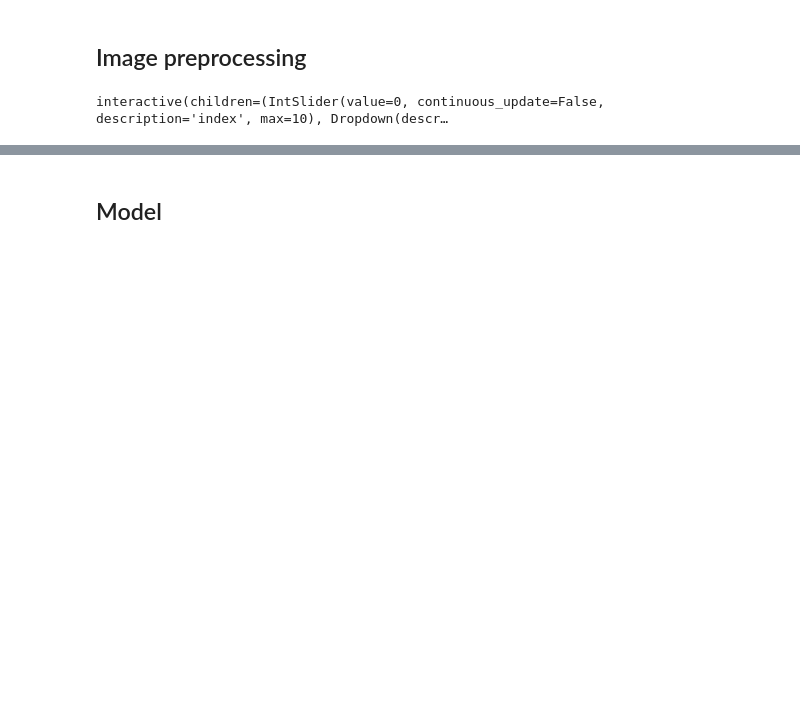
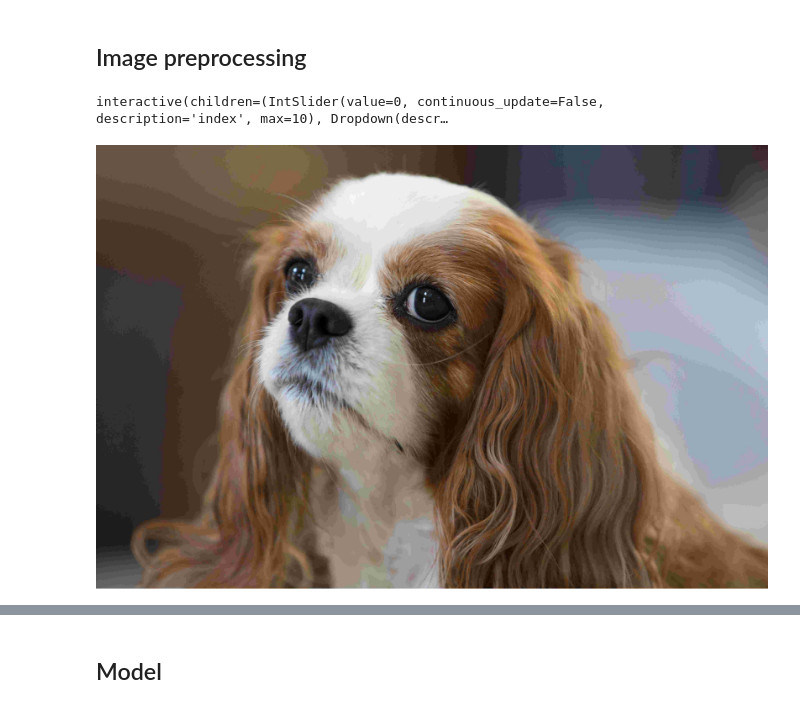
Before and after one commit to omyllymaki/image-classifier, a Jupyter notebook: model_training.ipynb, the cells around one changed output, grey strips where cells are left out. Saved outputs shown, nothing was run; the diff lists cells and outputs as text; code cells hidden in the pictures; blank space fills up the shorter version.

```diff
--- a/model_training.ipynb
+++ b/model_training.ipynb
@@ -59,6 +53,10 @@ interactive(children=(IntSlider(value=0, continuous_update=False, description='i
 # %%
 test_image = image_data.get_image(0, 'training')
 training_transforms = IMAGE_TRANSFORMS['training']
+# %%
+test_image
+# %% [output]
+[figure, added]
 # %%
 _ = plt.figure(figsize=(16,16))
 for i in range(16):
```
Also changed, not shown: parts of 8 cells of this notebook, 6 other files.
